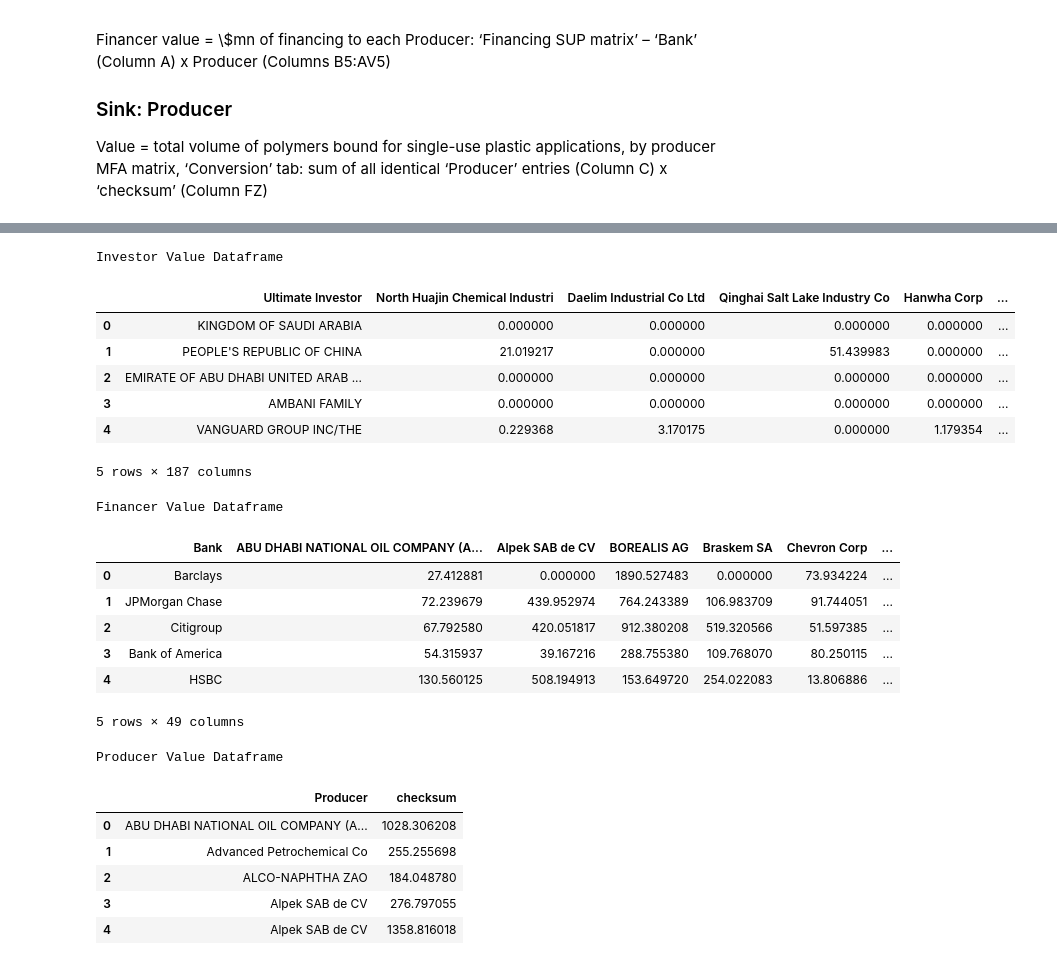
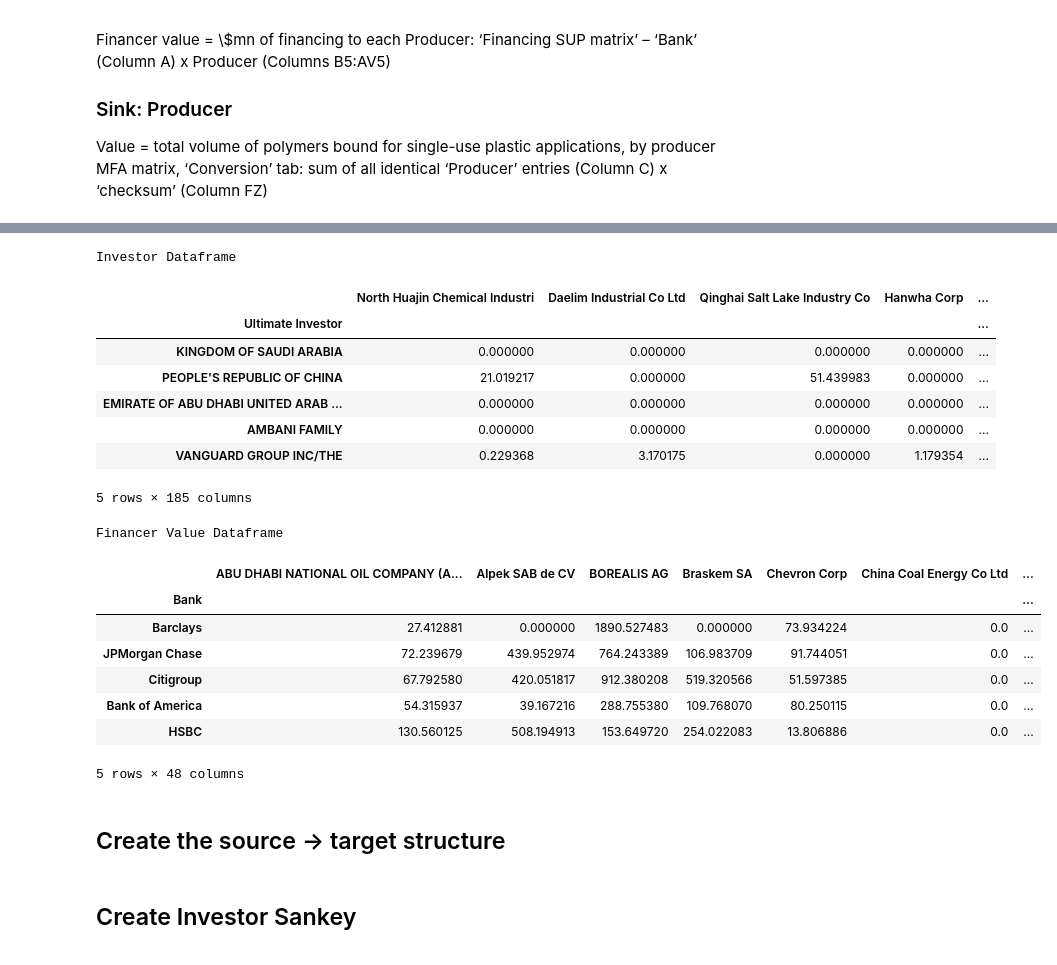
Before and after one commit to earthrise-media/plastic-tracker, a Jupyter notebook: notebooks/flowviz_node_1.ipynb, the cells around one changed output, grey strips where cells are left out. Saved outputs shown, nothing was run; the diff lists cells and outputs as text; code cells hidden in the pictures.

```diff
--- a/notebooks/flowviz_node_1.ipynb
+++ b/notebooks/flowviz_node_1.ipynb
@@ -26,68 +28,52 @@ import plotly.graph_objects as go
 # %%
-investor_value = pd.read_excel(
+investor = pd.read_excel(
     "../data/Equity investor SUP matrix.xlsx",
     engine="openpyxl",
     skiprows=3,
-    usecols="B, E:GG, GH",
+    usecols="B, E:GG",
 )
 
-investor_value = investor_value.rename(columns={investor_value.columns[0]: "Ultimate Investor"})
+investor = investor.rename(columns={investor.columns[0]: "Ultimate Investor"})
 
 # drop last row because it is a table summary
-investor_value = investor_value[:-1]
+investor = investor[:-1]
+investor = investor.set_index('Ultimate Investor')
 
-print("Investor Value Dataframe")
-investor_value.head()
+print("Investor Dataframe")
+investor.head()
 # %% [output]
-Investor Value Dataframe
+Investor Dataframe
-|  | Ultimate Investor | North Huajin Chemical Industri | Daelim Industrial Co Ltd | Qinghai Salt Lake Industry Co | Hanwha Corp | ... |
-| 0 | KINGDOM OF SAUDI ARABIA | 0.000000 | 0.000000 | 0.000000 | 0.000000 | ... |
-| 1 | PEOPLE'S REPUBLIC OF CHINA | 21.019217 | 0.000000 | 51.439983 | 0.000000 | ... |
-| 2 | EMIRATE OF ABU DHABI UNITED ARAB ... | 0.000000 | 0.000000 | 0.000000 | 0.000000 | ... |
-| 3 | AMBANI FAMILY | 0.000000 | 0.000000 | 0.000000 | 0.000000 | ... |
-| 4 | VANGUARD GROUP INC/THE | 0.229368 | 3.170175 | 0.000000 | 1.179354 | ... |
+|  | North Huajin Chemical Industri | Daelim Industrial Co Ltd | Qinghai Salt Lake Industry Co | Hanwha Corp | ... |
+| Ultimate Investor |  |  |  |  | ... |
+| KINGDOM OF SAUDI ARABIA | 0.000000 | 0.000000 | 0.000000 | 0.000000 | ... |
+| PEOPLE'S REPUBLIC OF CHINA | 21.019217 | 0.000000 | 51.439983 | 0.000000 | ... |
+| EMIRATE OF ABU DHABI UNITED ARAB ... | 0.000000 | 0.000000 | 0.000000 | 0.000000 | ... |
+| AMBANI FAMILY | 0.000000 | 0.000000 | 0.000000 | 0.000000 | ... |
+| VANGUARD GROUP INC/THE | 0.229368 | 3.170175 | 0.000000 | 1.179354 | ... |
-5 rows × 187 columns
+5 rows × 185 columns
 # %%
-financer_value = pd.read_excel(
+financer = pd.read_excel(
     "../data/Financing SUP matrix.xlsx",
     engine="openpyxl",
     skiprows=4,
     #usecols="A:AW",
 )
 
 # drop last row because it is null
-financer_value = financer_value[:-1]
+financer = financer[:-1]
+financer = financer.set_index('Bank')
 
 print("Financer Value Dataframe")
-financer_value.head()
+financer.head()
 # %% [output]
 Financer Value Dataframe
-|  | Bank | ABU DHABI NATIONAL OIL COMPANY (A... | Alpek SAB de CV | BOREALIS AG | Braskem SA | Chevron Corp | ... |
-| 0 | Barclays | 27.412881 | 0.000000 | 1890.527483 | 0.000000 | 73.934224 | ... |
-| 1 | JPMorgan Chase | 72.239679 | 439.952974 | 764.243389 | 106.983709 | 91.744051 | ... |
-| 2 | Citigroup | 67.792580 | 420.051817 | 912.380208 | 519.320566 | 51.597385 | ... |
-| 3 | Bank of America | 54.315937 | 39.167216 | 288.755380 | 109.768070 | 80.250115 | ... |
-| 4 | HSBC | 130.560125 | 508.194913 | 153.649720 | 254.022083 | 13.806886 | ... |
+|  | ABU DHABI NATIONAL OIL COMPANY (A... | Alpek SAB de CV | BOREALIS AG | Braskem SA | Chevron Corp | China Coal Energy Co Ltd | ... |
+| Bank |  |  |  |  |  |  | ... |
+| Barclays | 27.412881 | 0.000000 | 1890.527483 | 0.000000 | 73.934224 | 0.0 | ... |
+| JPMorgan Chase | 72.239679 | 439.952974 | 764.243389 | 106.983709 | 91.744051 | 0.0 | ... |
+| Citigroup | 67.792580 | 420.051817 | 912.380208 | 519.320566 | 51.597385 | 0.0 | ... |
+| Bank of America | 54.315937 | 39.167216 | 288.755380 | 109.768070 | 80.250115 | 0.0 | ... |
+| HSBC | 130.560125 | 508.194913 | 153.649720 | 254.022083 | 13.806886 | 0.0 | ... |
-5 rows × 49 columns
+5 rows × 48 columns
-# %%
-# Producer Value
-producer = pd.read_excel(
-    "../data/MFA matrix.xlsx",
-    engine="openpyxl",
-    skiprows=1,
-    usecols="C, FZ",
-)
-
-# drop last row because it is null
-producer = producer[:-1]
-
-print("Producer Value Dataframe")
-producer.head()
-# %% [output]
-Producer Value Dataframe
-|  | Producer | checksum |
-| 0 | ABU DHABI NATIONAL OIL COMPANY (A... | 1028.306208 |
-| 1 | Advanced Petrochemical Co | 255.255698 |
-| 2 | ALCO-NAPHTHA ZAO | 184.048780 |
-| 3 | Alpek SAB de CV | 276.797055 |
-| 4 | Alpek SAB de CV | 1358.816018 |
+# %% [markdown]
+## Create the source -> target structure
@@ -93,0 +174,2 @@ Producer Value Dataframe
+# %% [markdown]
+## Create Investor Sankey
```
Also changed, not shown: parts of 10 cells of this notebook.
